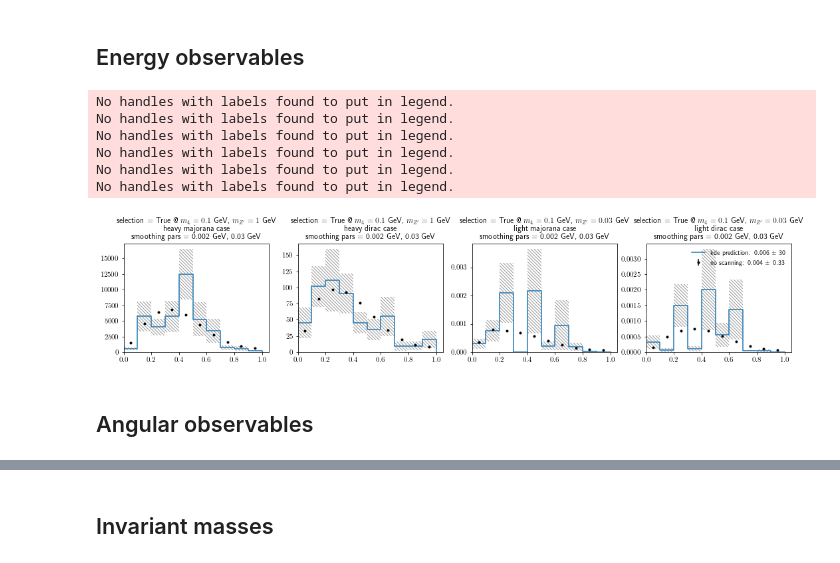
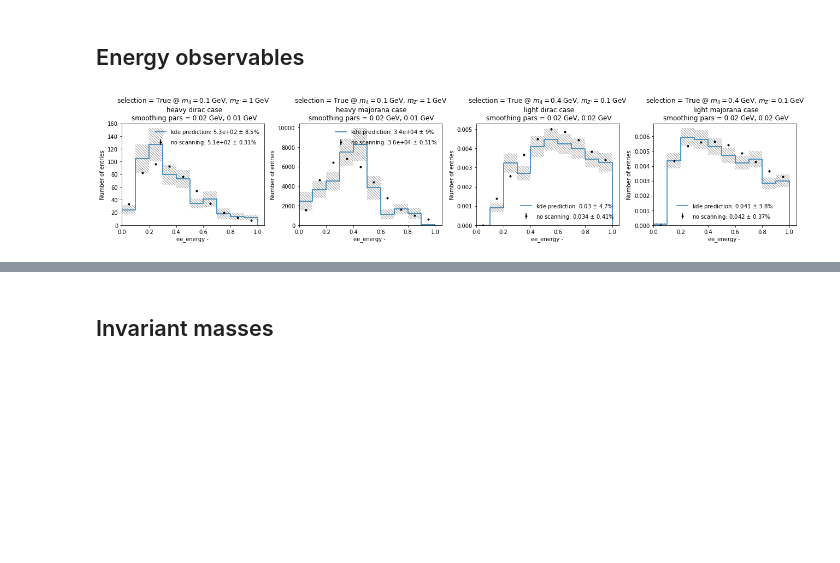
Before and after one commit to mhostert/dark-neutrinos-at-T2K, a Jupyter notebook: exp_analysis/3_comparison_observables.ipynb, the cells around one changed output, grey strips where cells are left out. Drawn from its saved outputs; the diff is of its cells as text; code cells hidden in the pictures; blank space fills up the shorter version.

Commit message:
plotting all kin variables of interest

```diff
--- a/exp_analysis/3_comparison_observables.ipynb
+++ b/exp_analysis/3_comparison_observables.ipynb
@@ -58,45 +55,3 @@ my_exp_analysis_ld.load_grid_dfs()
 my_exp_analysis_lm.load_grid_dfs()
 # %% [markdown]
 ## Energy observables
-# %%
-EMIN=0; EMAX= 1.0
-bins = 10
-var1='ee_energy'
-var2=''
-# Heavy
-m4mz = (0.1, 1)
-fig,  axes = plt.subplots(nrows=1, ncols=4,figsize = (18,3))
-
-kde_to_noscan_comparison(var1=var1, var2=var2,
-                         range=(EMIN, EMAX), bins=10,
-                         m4mz=m4mz,
-                         exp_analysis_obj=my_exp_analysis_hm,
-                         smoothing_pars=[0.002, 0.03], figure=(fig,axes[0]))
-
-kde_to_noscan_comparison(var1=var1, var2=var2,
-                         range=(EMIN, EMAX), bins=10,
-                         m4mz=m4mz,
-                         exp_analysis_obj=my_exp_analysis_hd,
-                         smoothing_pars=[0.002, 0.03], figure=(fig,axes[1]))
-
-# Heavy
-m4mz = (0.1, 0.03)
-kde_to_noscan_comparison(var1=var1, var2=var2,
-                         range=(EMIN, EMAX), bins=10,
-                         m4mz=m4mz,
-                         exp_analysis_obj=my_exp_analysis_lm,
-                         smoothing_pars=[0.002, 0.03], figure=(fig,axes[2]))
-
-kde_to_noscan_comparison(var1=var1, var2=var2,
-                         range=(EMIN, EMAX), bins=10,
-                         m4mz=m4mz,
-                         exp_analysis_obj=my_exp_analysis_ld,
-                         smoothing_pars=[0.002, 0.03], figure=(fig,axes[3]))
-# %% [output]
-No handles with labels found to put in legend.
-No handles with labels found to put in legend.
-No handles with labels found to put in legend.
-No handles with labels found to put in legend.
-No handles with labels found to put in legend.
-No handles with labels found to put in legend.
-[figure, removed]
@@ -111,2 +58,22 @@ kde_to_noscan_comparison(var1='ee_mass',
-# %% [markdown]
-## Angular observables
+# %%
+bins = 10
+var1='ee_energy'
+var2=''
+varmin=0; varmax=1.0
+fig,  axes = plt.subplots(nrows=1, ncols=4,figsize = (18,4))
+
+# Heavy
+m4mz = (0.1, 1)
+smooth=(0.02,0.01)
+exp_analyses=[my_exp_analysis_hd,my_exp_analysis_hm]
+batch_comparison_plot(axes[:2],exp_analyses, m4mz,var1,var2,smooth=smooth,var_range=(varmin,varmax), bins=bins)
+
+# light
+m4mz = (0.4, 0.1)
+smooth=(0.02,0.02)
+exp_analyses=[my_exp_analysis_ld,my_exp_analysis_lm]
+batch_comparison_plot(axes[2:],exp_analyses, m4mz,var1,var2,smooth=smooth,var_range=(varmin,varmax), bins=bins)
+
+plt.tight_layout()
+# %% [output]
+[figure, added]
```
Also changed, not shown: parts of 17 cells of this notebook, 2 other files.
